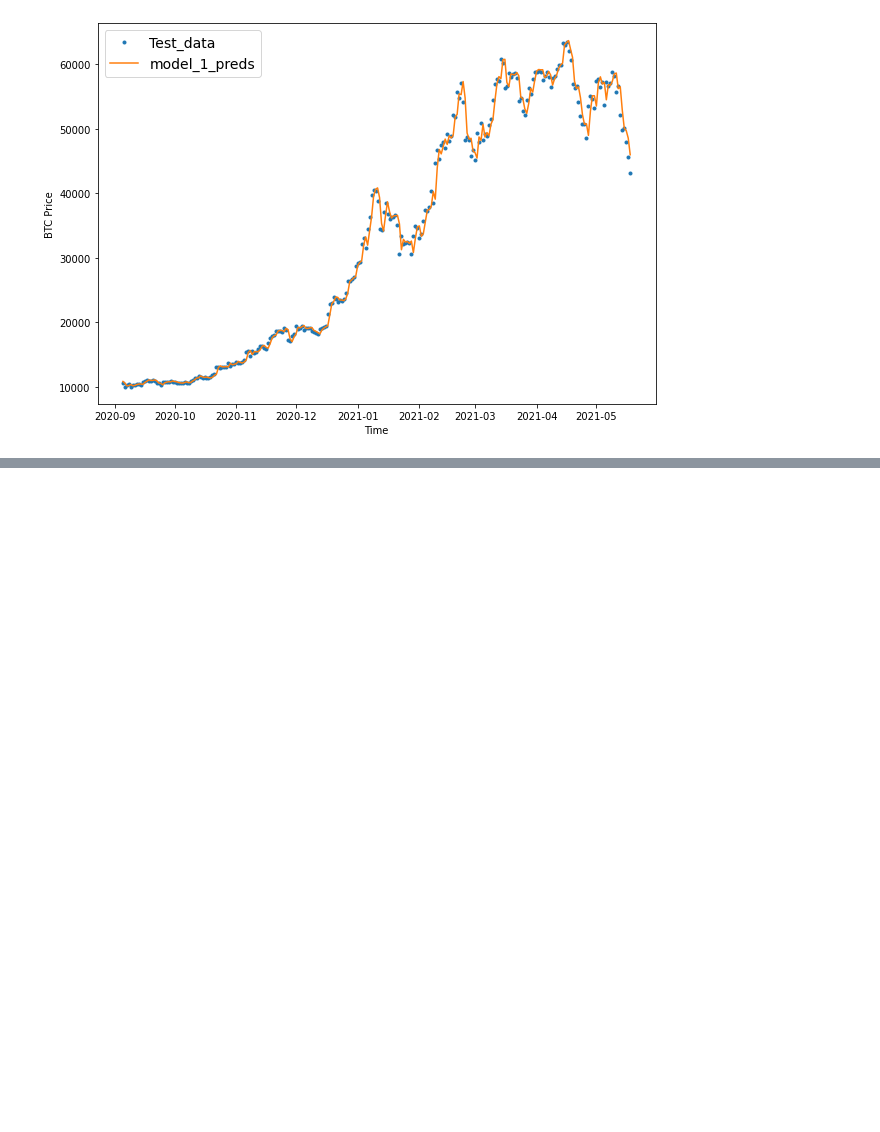
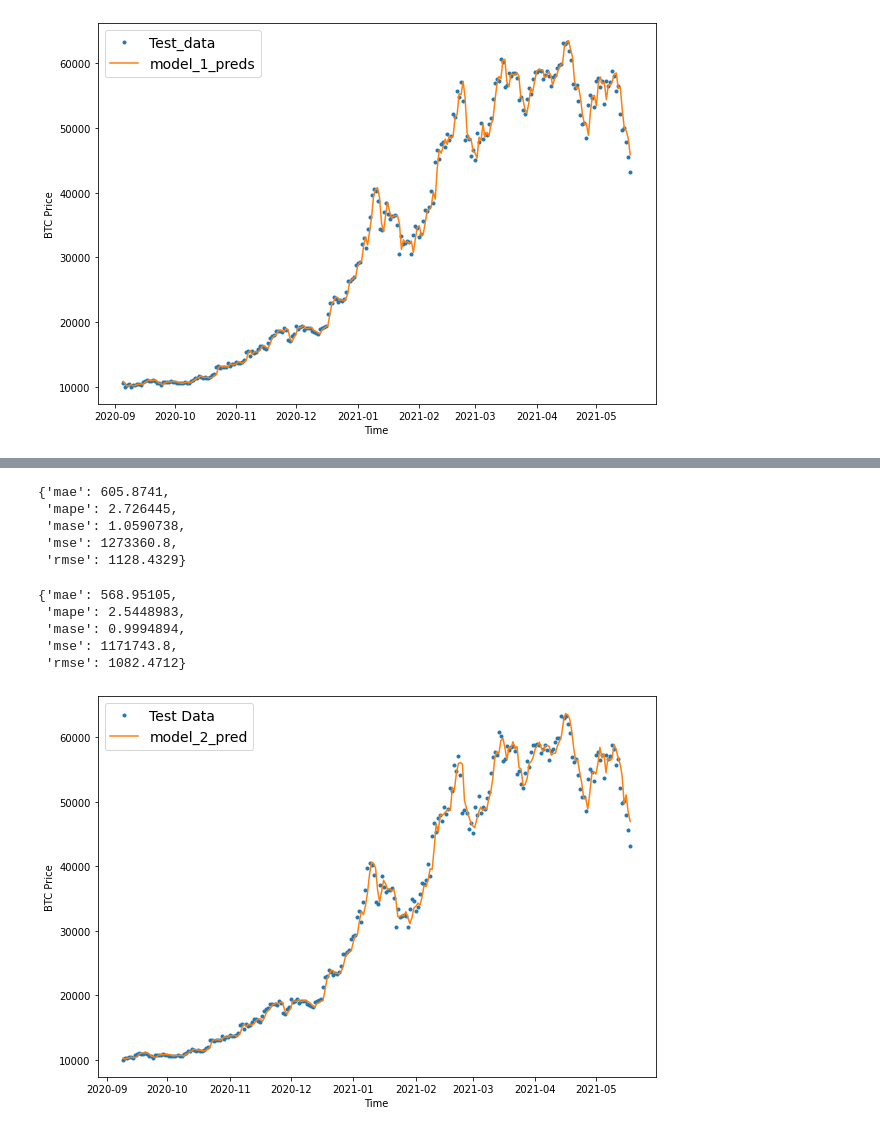
Before and after one commit to SilahicAmil/End-To-End-Time-Series-Forcasting, a Jupyter notebook: Time_Series_Forecasting_BitPredict.ipynb, the cells around one changed output, grey strips where cells are left out. Drawn from its saved outputs; the diff is of its cells as text; code cells hidden in the pictures; blank space fills up the shorter version.

Commit message:
Model 2: Simple Dense model with Window Size=30 and Horizon=1. Using the last 30 days of data to predict the next day.

```diff
--- a/Time_Series_Forecasting_BitPredict.ipynb
+++ b/Time_Series_Forecasting_BitPredict.ipynb
@@ -634,0 +645,6 @@ plot_time_series(timesteps=X_test[-len(test_windows):], values=model_1_preds, st
+# %%
+# Make windowed data with horizon and window sizes
+
+full_windows, full_labels = make_windows(prices, window_size=WINDOW_SIZE, horizon=HORIZON)
+
+len(full_windows), len(full_labels)
@@ -634,0 +653,8 @@ plot_time_series(timesteps=X_test[-len(test_windows):], values=model_1_preds, st
+# %%
+# Make train and test windows
+
+train_windows, test_windows, train_labels, test_labels = make_train_test_splits(windows=full_windows,
+                                                                                labels=full_labels,
+                                                                                test_split=0.2)
+
+len(train_windows), len(test_windows), len(train_labels), len(test_labels)
@@ -634,0 +731,4 @@ plot_time_series(timesteps=X_test[-len(test_windows):], values=model_1_preds, st
+# %%
+# Load in best model
+model_2 = tf.keras.models.load_model("model_experiments/model_2_dense/")
+model_2.evaluate(test_windows, test_labels)
@@ -634,0 +738,32 @@ plot_time_series(timesteps=X_test[-len(test_windows):], values=model_1_preds, st
+# %%
+# Forecast preds
+model_2_pred = make_preds(model_2,
+                          input_data=test_windows)
+# %%
+# Eval results for preds
+model_2_results = evaluate_preds(y_true=tf.squeeze(test_labels),
+                                 y_pred=model_2_pred)
+model_2_results
+# %% [output]
+{'mae': 605.8741,
+ 'mape': 2.726445,
+ 'mase': 1.0590738,
+ 'mse': 1273360.8,
+ 'rmse': 1128.4329}
+# %%
+model_1_results
+# %% [output]
+{'mae': 568.95105,
+ 'mape': 2.5448983,
+ 'mase': 0.9994894,
+ 'mse': 1171743.8,
+ 'rmse': 1082.4712}
+# %%
+#PLot model
+offset=300
+plt.figure(figsize=(10,7))
+
+plot_time_series(timesteps=X_test[-len(test_windows):], values=test_labels[:, 0], start=offset, label="Test Data")
+plot_time_series(timesteps=X_test[-len(test_windows):], values=model_2_pred, start=offset, format="-", label="model_2_pred")
+# %% [output]
+[figure, added]
```
Also changed, not shown: parts of 16 cells of this notebook.
